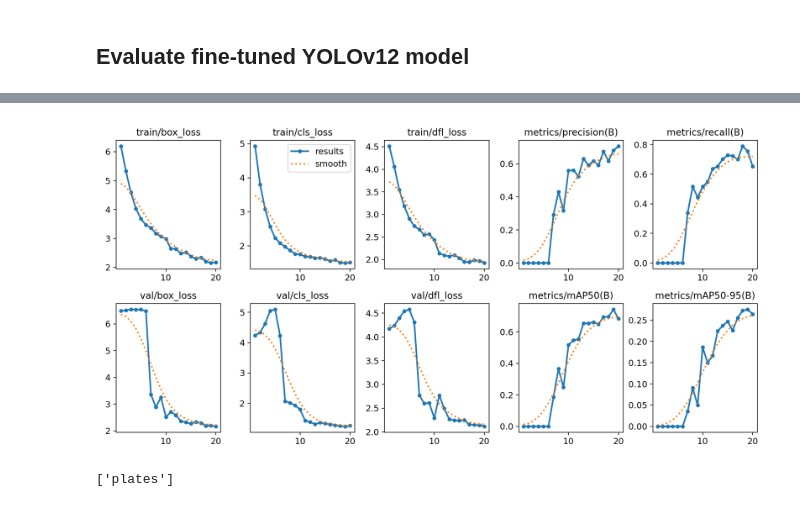
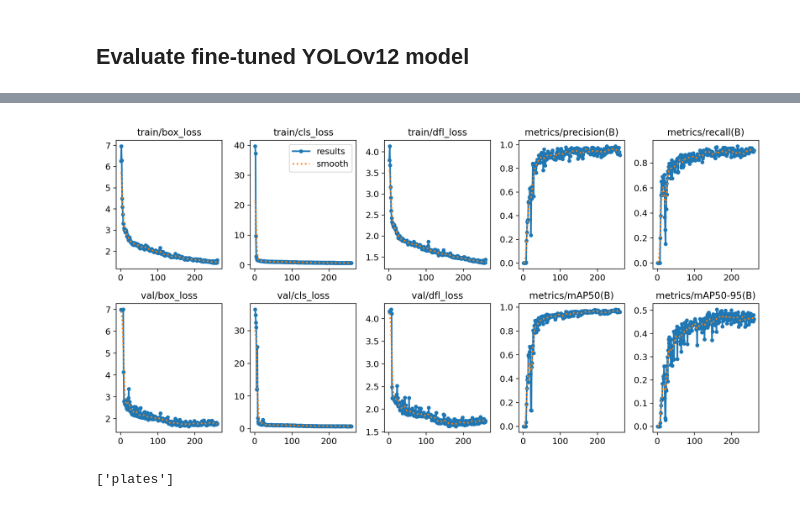
Before and after one commit to Alikato-145/DL_project, a Jupyter notebook: project/train_model/train_model.ipynb, the cells around one changed output, grey strips where cells are left out. Drawn from its saved outputs; the diff is of its cells as text; code cells hidden in the pictures.

```diff
--- a/project/train_model/train_model.ipynb
+++ b/project/train_model/train_model.ipynb
@@ -223,7 +219,7 @@ OSError: [Errno 22] Invalid argument: 'C:\\Manus\\DL_project\\project\train\runs
 # %%
-Image(filename=f'{HOME}/train/runs/detect/train/results.png', width=1000)
+Image(filename=f"{HOME}\\train_model\\runs\\detect\\train\\results.png", width=1000)
 # %% [output]
-[figure, old version]
+[figure, new version]
 # %%
 import supervision as sv
 
```
Also changed, not shown: parts of 8 cells of this notebook, 1 other file.
